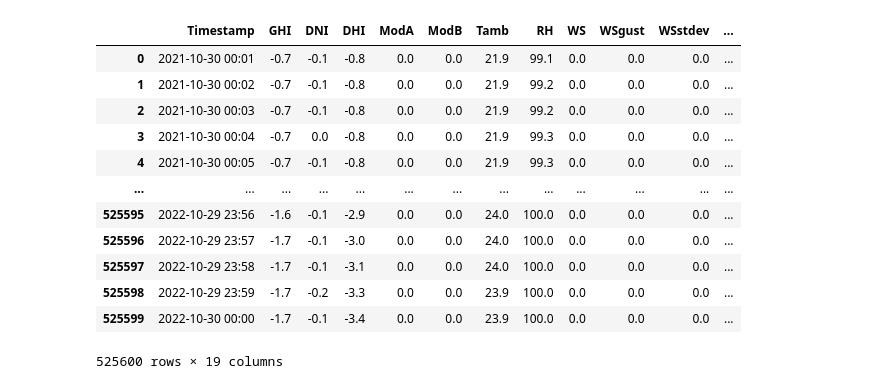
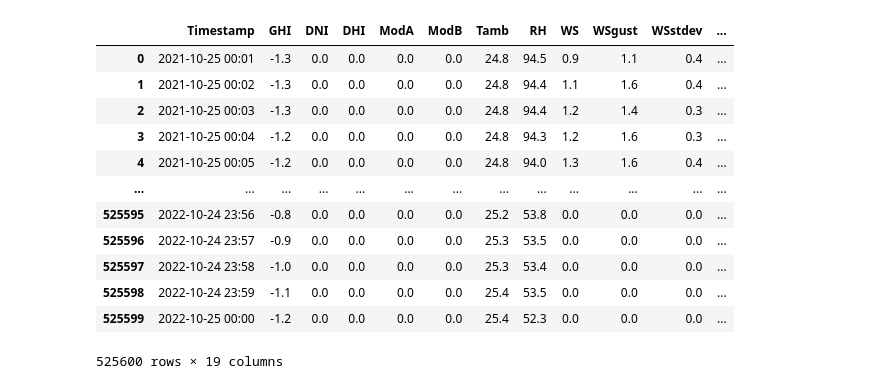
Before and after one commit to Ephrem0001/Solar-Radiation-Measurement-Data-Analysis, a Jupyter notebook: notebooks/togo-dapaong_qc.ipynb, the cells around one changed output. Cells and saved outputs as stored; diff of their text form; code cells hidden in the pictures.

```diff
--- a/notebooks/togo-dapaong_qc.ipynb
+++ b/notebooks/togo-dapaong_qc.ipynb
@@ -28,19 +29,19 @@ import matplotlib.pyplot as mpl
 import seaborn as sns
 %matplotlib inline
 # %%
-df = pd.read_csv(r'C:/Users/ephre/Pictures/Solar Radiation Measurement Data Analysis/data/sierraleone-bumbuna.csv')
+df = pd.read_csv(r'C:/Users/ephre/Pictures/Solar Radiation Measurement Data Analysis/data/togo-dapaong_qc.csv')
 df
 # %% [output]
 |  | Timestamp | GHI | DNI | DHI | ModA | ModB | Tamb | RH | WS | WSgust | WSstdev | ... |
-| 0 | 2021-10-30 00:01 | -0.7 | -0.1 | -0.8 | 0.0 | 0.0 | 21.9 | 99.1 | 0.0 | 0.0 | 0.0 | ... |
-| 1 | 2021-10-30 00:02 | -0.7 | -0.1 | -0.8 | 0.0 | 0.0 | 21.9 | 99.2 | 0.0 | 0.0 | 0.0 | ... |
-| 2 | 2021-10-30 00:03 | -0.7 | -0.1 | -0.8 | 0.0 | 0.0 | 21.9 | 99.2 | 0.0 | 0.0 | 0.0 | ... |
-| 3 | 2021-10-30 00:04 | -0.7 | 0.0 | -0.8 | 0.0 | 0.0 | 21.9 | 99.3 | 0.0 | 0.0 | 0.0 | ... |
-| 4 | 2021-10-30 00:05 | -0.7 | -0.1 | -0.8 | 0.0 | 0.0 | 21.9 | 99.3 | 0.0 | 0.0 | 0.0 | ... |
+| 0 | 2021-10-25 00:01 | -1.3 | 0.0 | 0.0 | 0.0 | 0.0 | 24.8 | 94.5 | 0.9 | 1.1 | 0.4 | ... |
+| 1 | 2021-10-25 00:02 | -1.3 | 0.0 | 0.0 | 0.0 | 0.0 | 24.8 | 94.4 | 1.1 | 1.6 | 0.4 | ... |
+| 2 | 2021-10-25 00:03 | -1.3 | 0.0 | 0.0 | 0.0 | 0.0 | 24.8 | 94.4 | 1.2 | 1.4 | 0.3 | ... |
+| 3 | 2021-10-25 00:04 | -1.2 | 0.0 | 0.0 | 0.0 | 0.0 | 24.8 | 94.3 | 1.2 | 1.6 | 0.3 | ... |
+| 4 | 2021-10-25 00:05 | -1.2 | 0.0 | 0.0 | 0.0 | 0.0 | 24.8 | 94.0 | 1.3 | 1.6 | 0.4 | ... |
 | ... | ... | ... | ... | ... | ... | ... | ... | ... | ... | ... | ... | ... |
-| 525595 | 2022-10-29 23:56 | -1.6 | -0.1 | -2.9 | 0.0 | 0.0 | 24.0 | 100.0 | 0.0 | 0.0 | 0.0 | ... |
-| 525596 | 2022-10-29 23:57 | -1.7 | -0.1 | -3.0 | 0.0 | 0.0 | 24.0 | 100.0 | 0.0 | 0.0 | 0.0 | ... |
-| 525597 | 2022-10-29 23:58 | -1.7 | -0.1 | -3.1 | 0.0 | 0.0 | 24.0 | 100.0 | 0.0 | 0.0 | 0.0 | ... |
-| 525598 | 2022-10-29 23:59 | -1.7 | -0.2 | -3.3 | 0.0 | 0.0 | 23.9 | 100.0 | 0.0 | 0.0 | 0.0 | ... |
-| 525599 | 2022-10-30 00:00 | -1.7 | -0.1 | -3.4 | 0.0 | 0.0 | 23.9 | 100.0 | 0.0 | 0.0 | 0.0 | ... |
+| 525595 | 2022-10-24 23:56 | -0.8 | 0.0 | 0.0 | 0.0 | 0.0 | 25.2 | 53.8 | 0.0 | 0.0 | 0.0 | ... |
+| 525596 | 2022-10-24 23:57 | -0.9 | 0.0 | 0.0 | 0.0 | 0.0 | 25.3 | 53.5 | 0.0 | 0.0 | 0.0 | ... |
+| 525597 | 2022-10-24 23:58 | -1.0 | 0.0 | 0.0 | 0.0 | 0.0 | 25.3 | 53.4 | 0.0 | 0.0 | 0.0 | ... |
+| 525598 | 2022-10-24 23:59 | -1.1 | 0.0 | 0.0 | 0.0 | 0.0 | 25.4 | 53.5 | 0.0 | 0.0 | 0.0 | ... |
+| 525599 | 2022-10-25 00:00 | -1.2 | 0.0 | 0.0 | 0.0 | 0.0 | 25.4 | 52.3 | 0.0 | 0.0 | 0.0 | ... |
 525600 rows × 19 columns
```
Also changed, not shown: parts of 53 cells of this notebook, 2 other files.
